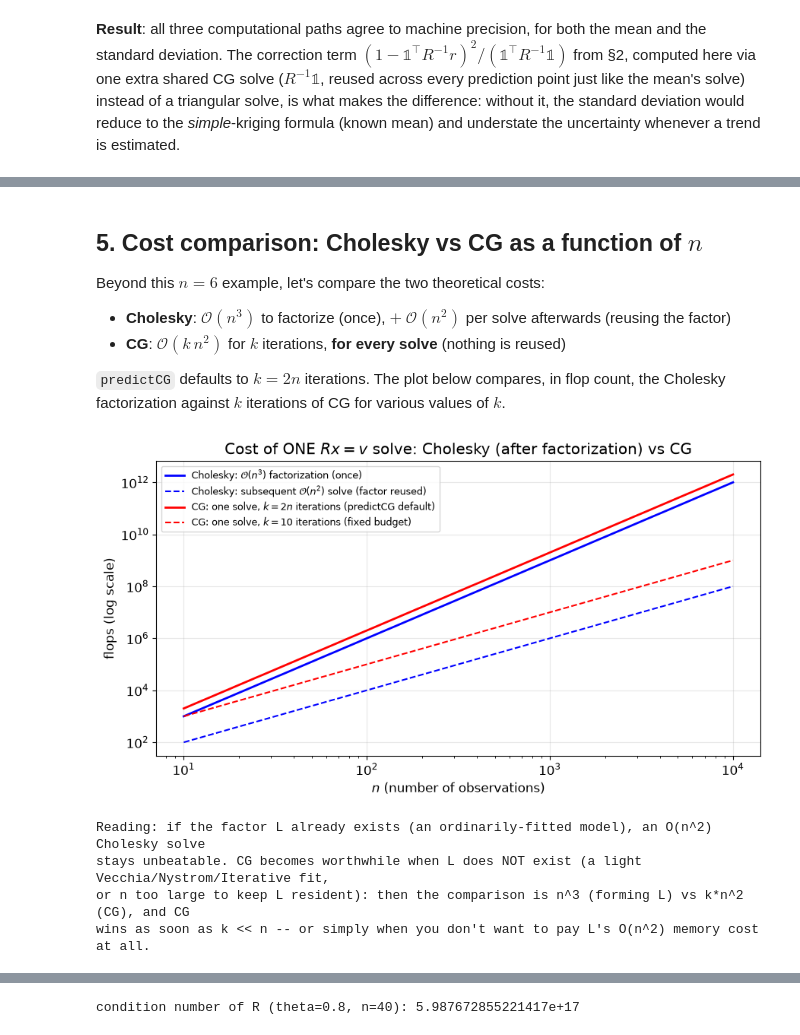
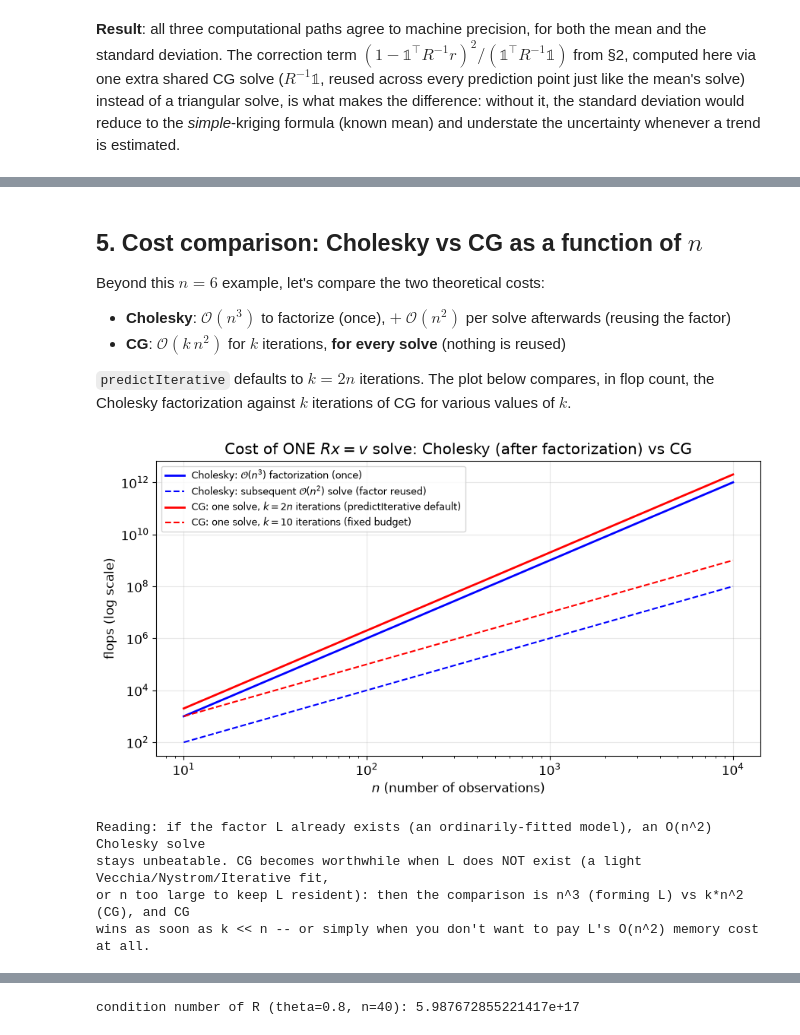
Before and after one commit to libKriging/libKriging, a Jupyter notebook: docs/math/predictiterative_vs_cholesky.ipynb, the cells around one changed output, grey strips where cells are left out. Drawn from its saved outputs; the diff is of its cells as text; code cells hidden in the pictures.

```diff
--- a/docs/math/predictcg_vs_cholesky.ipynb
+++ b/docs/math/predictiterative_vs_cholesky.ipynb
@@ -280,29 +280,29 @@ Beyond this $n=6$ example, let's compare the two theoretical costs:
 - **Cholesky**: $\mathcal{O}(n^3)$ to factorize (once), $+\ \mathcal{O}(n^2)$ per solve afterwards (reusing the factor)
 - **CG**: $\mathcal{O}(k\, n^2)$ for $k$ iterations, **for every solve** (nothing is reused)
 
-`predictCG` defaults to $k = 2n$ iterations. The plot below compares, in flop count, the Cholesky factorization against $k$ iterations of CG for various values of $k$.
+`predictIterative` defaults to $k = 2n$ iterations. The plot below compares, in flop count, the Cholesky factorization against $k$ iterations of CG for various values of $k$.
 # %%
 n_range = np.logspace(1, 4, 60)
 cost_chol_factor = n_range**3                  # one factorization
 cost_chol_solve  = n_range**2                   # + one solve (reusing L)
 cost_cg_default  = 2 * n_range * n_range**2      # k = 2n iterations, one solve
 cost_cg_10       = 10 * n_range**2               # fixed budget k=10 iterations
 
 fig, ax = plt.subplots(figsize=(9, 5))
 ax.loglog(n_range, cost_chol_factor, 'b-', lw=2, label=r'Cholesky: $\mathcal{O}(n^3)$ factorization (once)')
 ax.loglog(n_range, cost_chol_solve, 'b--', lw=1.5, label=r'Cholesky: subsequent $\mathcal{O}(n^2)$ solve (factor reused)')
-ax.loglog(n_range, cost_cg_default, 'r-', lw=2, label=r'CG: one solve, $k=2n$ iterations (predictCG default)')
+ax.loglog(n_range, cost_cg_default, 'r-', lw=2, label=r'CG: one solve, $k=2n$ iterations (predictIterative default)')
 ax.loglog(n_range, cost_cg_10, 'r--', lw=1.5, label=r'CG: one solve, $k=10$ iterations (fixed budget)')
 ax.set_xlabel('$n$ (number of observations)'); ax.set_ylabel('flops (log scale)')
 ax.set_title('Cost of ONE $Rx=v$ solve: Cholesky (after factorization) vs CG')
 ax.legend(fontsize=9); plt.tight_layout(); plt.show()
 
 print("Reading: if the factor L already exists (an ordinarily-fitted model), an O(n^2) Cholesky solve")
 print("stays unbeatable. CG becomes worthwhile when L does NOT exist (a light Vecchia/Nystrom/Iterative fit,")
 print("or n too large to keep L resident): then the comparison is n^3 (forming L) vs k*n^2 (CG), and CG")
 print("wins as soon as k << n -- or simply when you don't want to pay L's O(n^2) memory cost at all.")
 # %% [output]
-[figure, old version]
+[figure, new version]
 Reading: if the factor L already exists (an ordinarily-fitted model), an O(n^2) Cholesky solve
 stays unbeatable. CG becomes worthwhile when L does NOT exist (a light Vecchia/Nystrom/Iterative fit,
 or n too large to keep L resident): then the comparison is n^3 (forming L) vs k*n^2 (CG), and CG
```
Also changed, not shown: parts of 10 cells of this notebook, 14 other files.
